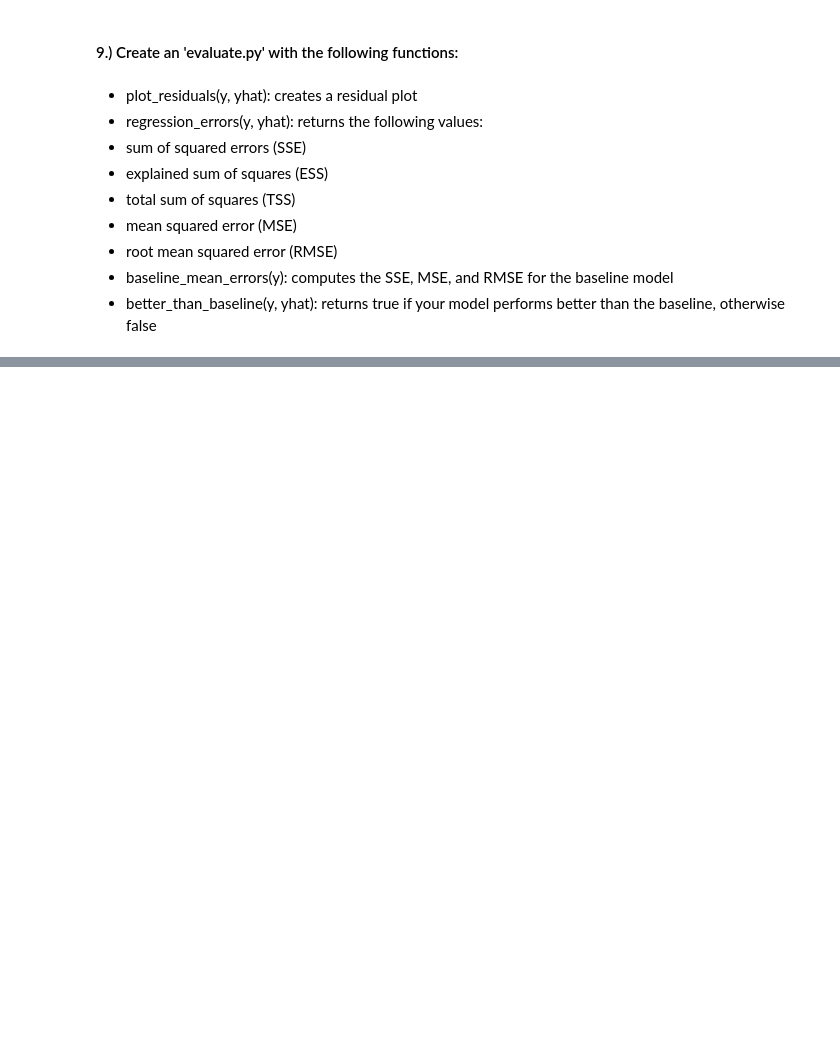
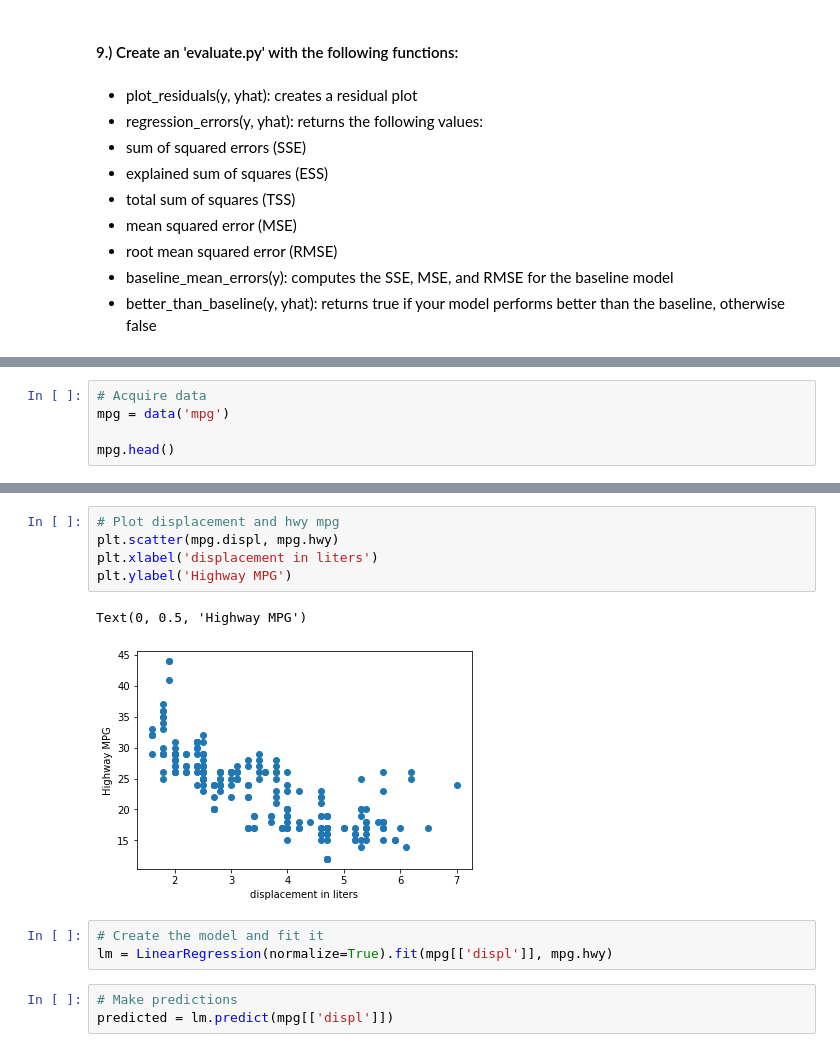
Before and after one commit to jnolf/regression-exercises, a Jupyter notebook: evaluate.ipynb, the cells around one changed output, grey strips where cells are left out. Cells and saved outputs as stored; diff of their text form; blank space fills up the shorter version.

```diff
--- a/evaluate.ipynb
+++ b/evaluate.ipynb
@@ -214,0 +303,5 @@ evaluate.plot_residuals(new_tips.tip,yhat)
+# %%
+# Acquire data
+mpg = data('mpg')
+
+mpg.head()
@@ -214,0 +315,14 @@ evaluate.plot_residuals(new_tips.tip,yhat)
+# %%
+# Plot displacement and hwy mpg
+plt.scatter(mpg.displ, mpg.hwy)
+plt.xlabel('displacement in liters')
+plt.ylabel('Highway MPG')
+# %% [output]
+Text(0, 0.5, 'Highway MPG')
+[figure, added]
+# %%
+# Create the model and fit it
+lm = LinearRegression(normalize=True).fit(mpg[['displ']], mpg.hwy)
+# %%
+# Make predictions
+predicted = lm.predict(mpg[['displ']])
```
Also changed, not shown: parts of 17 cells of this notebook, 2 other files.
